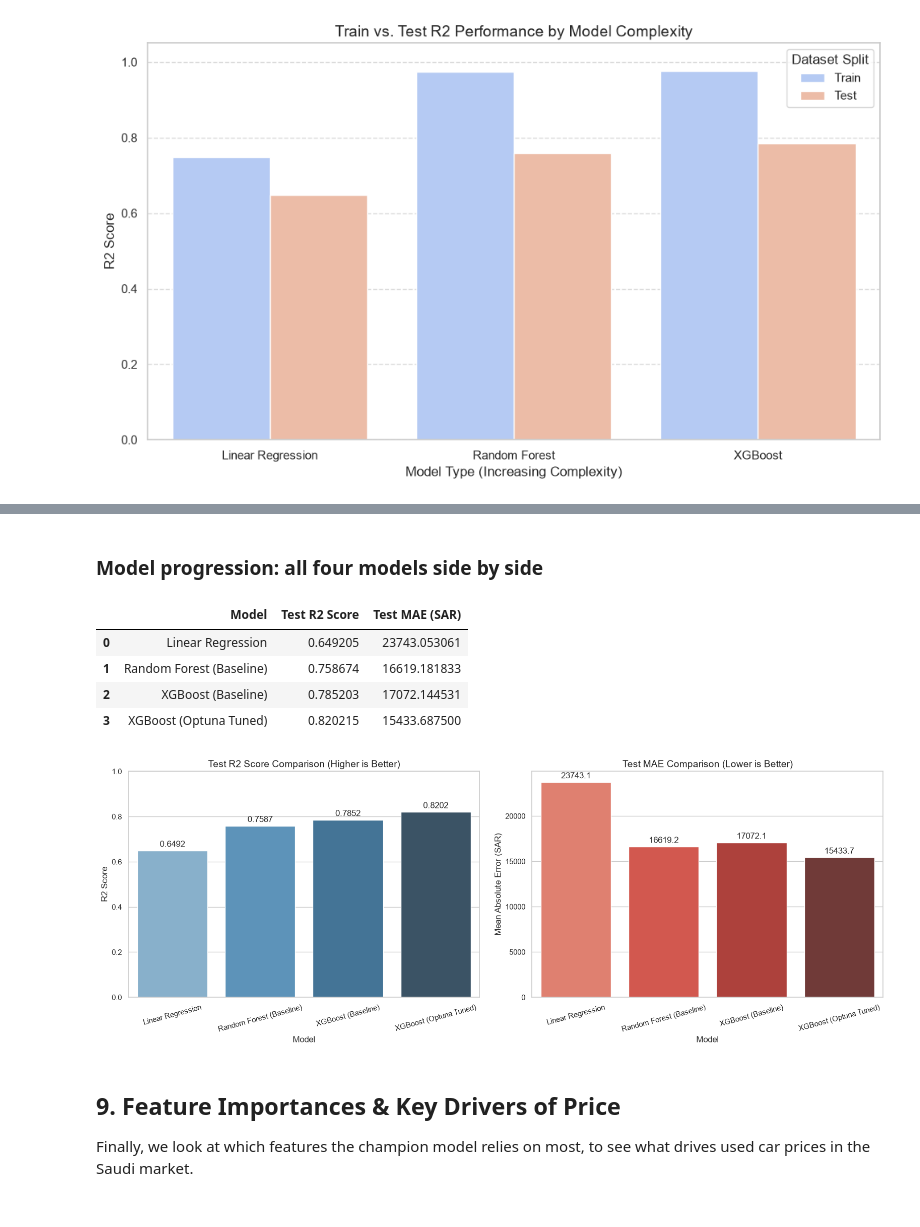
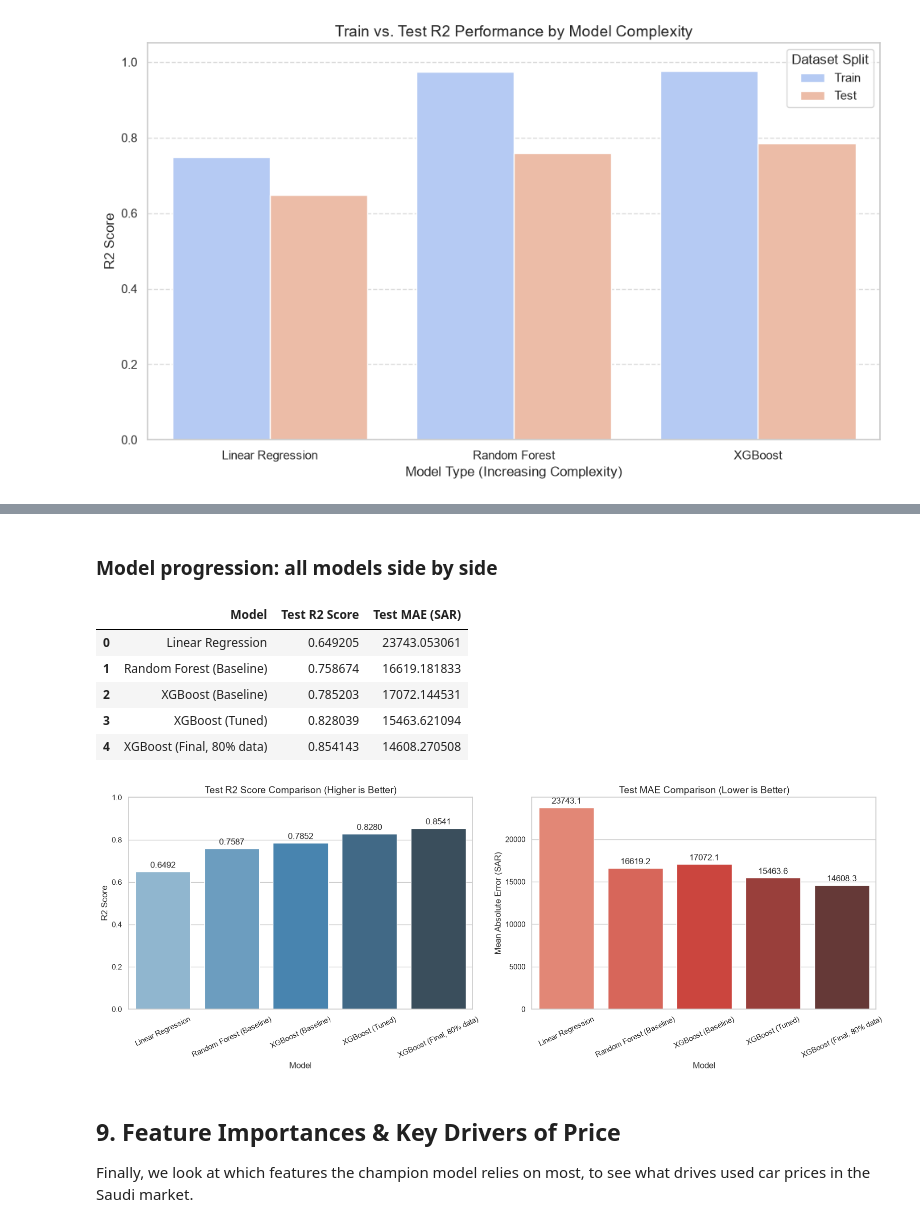
Before and after one commit to almanea00/saudi-used-car-price-prediction, a Jupyter notebook: saudi_used_car_price_prediction.ipynb, the cells around one changed output, grey strips where cells are left out. Saved outputs shown, nothing was run; the diff lists cells and outputs as text; code cells hidden in the pictures.

```diff
--- a/saudi_used_car_price_prediction.ipynb
+++ b/saudi_used_car_price_prediction.ipynb
@@ -355,10 +359,0 @@ Best Params Found:
-# %%
-# Re-train the champion XGBoost model with the best parameters on the training split
-final_xgb_model = xgb.XGBRegressor(**study.best_params, random_state=RANDOM_STATE, n_jobs=-1)
-final_pipeline = make_pipeline(preprocessor, final_xgb_model)
-final_pipeline.fit(X_train, y_train)
-
-final_test_preds = final_pipeline.predict(X_test)
-print("=== Final Optimized & Regularized XGBoost ===")
-print(f"Test R2:       {r2_score(y_test, final_test_preds):.4f}")
-print(f"Test MAE (SAR): {mean_absolute_error(y_test, final_test_preds):.2f}")
@@ -368,0 +360,26 @@ Test MAE (SAR): 15433.69
+# %%
+best_params = study.best_params
+
+# (a) Tuned model trained on the 60% training split only (same data as the baselines)
+tuned_pipeline = make_pipeline(
+    clone(preprocessor),
+    xgb.XGBRegressor(**best_params, random_state=RANDOM_STATE, n_jobs=-1),
+)
+tuned_pipeline.fit(X_train, y_train)
+tuned_test_preds = tuned_pipeline.predict(X_test)
+print("=== Tuned XGBoost, trained on the 60% training split ===")
+print(f"Test R2:        {r2_score(y_test, tuned_test_preds):.4f}")
+print(f"Test MAE (SAR): {mean_absolute_error(y_test, tuned_test_preds):.2f}")
+
+# (b) Final model: same best parameters, refit on train + validation (80% of the data).
+# The parameters were chosen using the validation set only, so the test set is still untouched.
+final_pipeline = make_pipeline(
+    clone(preprocessor),
+    xgb.XGBRegressor(**best_params, random_state=RANDOM_STATE, n_jobs=-1),
+)
+final_pipeline.fit(X_temp, y_temp)
+final_test_preds = final_pipeline.predict(X_test)
+print()
+print("=== Final XGBoost, refit on train + validation (80%) ===")
+print(f"Test R2:        {r2_score(y_test, final_test_preds):.4f}")
+print(f"Test MAE (SAR): {mean_absolute_error(y_test, final_test_preds):.2f}")
@@ -442,51 +467,54 @@ plt.show()
 # %% [markdown]
-### Model progression: all four models side by side
+### Model progression: all models side by side
 # %%
 results_df = pd.DataFrame({
-    "Model": ["Linear Regression", "Random Forest (Baseline)", "XGBoost (Baseline)", "XGBoost (Optuna Tuned)"],
+    "Model": ["Linear Regression", "Random Forest (Baseline)", "XGBoost (Baseline)", "XGBoost (Tuned)", "XGBoost (Final, 80% data)"],
     "Test R2 Score": [
         r2_score(y_test, test_preds["Linear Regression"]),
         r2_score(y_test, test_preds["Random Forest"]),
         r2_score(y_test, test_preds["XGBoost"]),
+        r2_score(y_test, tuned_test_preds),
         r2_score(y_test, final_test_preds),
     ],
     "Test MAE (SAR)": [
         mean_absolute_error(y_test, test_preds["Linear Regression"]),
         mean_absolute_error(y_test, test_preds["Random Forest"]),
         mean_absolute_error(y_test, test_preds["XGBoost"]),
+        mean_absolute_error(y_test, tuned_test_preds),
         mean_absolute_error(y_test, final_test_preds),
     ],
 })
 display(results_df)
 
 fig, axes = plt.subplots(1, 2, figsize=(16, 6))
 
 sns.barplot(data=results_df, x="Model", y="Test R2 Score", hue="Model", palette="Blues_d", ax=axes[0], legend=False)
 axes[0].set_title("Test R2 Score Comparison (Higher is Better)", fontsize=14)
 axes[0].set_ylabel("R2 Score", fontsize=12)
 axes[0].set_xlabel("Model", fontsize=12)
 axes[0].set_ylim(0, 1.0)
-axes[0].tick_params(axis="x", rotation=15)
+axes[0].tick_params(axis="x", rotation=25)
 for container in axes[0].containers:
     axes[0].bar_label(container, fmt="%.4f", padding=3)
 
 sns.barplot(data=results_df, x="Model", y="Test MAE (SAR)", hue="Model", palette="Reds_d", ax=axes[1], legend=False)
 axes[1].set_title("Test MAE Comparison (Lower is Better)", fontsize=14)
 axes[1].set_ylabel("Mean Absolute Error (SAR)", fontsize=12)
 axes[1].set_xlabel("Model", fontsize=12)
-axes[1].tick_params(axis="x", rotation=15)
+axes[1].tick_params(axis="x", rotation=25)
 for container in axes[1].containers:
     axes[1].bar_label(container, fmt="%.1f", padding=3)
 
 plt.tight_layout()
 plt.show()
 # %% [output]
 |  | Model | Test R2 Score | Test MAE (SAR) |
 | 0 | Linear Regression | 0.649205 | 23743.053061 |
 | 1 | Random Forest (Baseline) | 0.758674 | 16619.181833 |
 | 2 | XGBoost (Baseline) | 0.785203 | 17072.144531 |
-| 3 | XGBoost (Optuna Tuned) | 0.820215 | 15433.687500 |
+| 3 | XGBoost (Tuned) | 0.828039 | 15463.621094 |
+| 4 | XGBoost (Final, 80% data) | 0.854143 | 14608.270508 |
-[figure, old version]
+[figure, new version]
 # %% [markdown]
 ## 9. Feature Importances & Key Drivers of Price
 Finally, we look at which features the champion model relies on most, to see what drives used car prices in the Saudi market.
```
Also changed, not shown: parts of 11 cells of this notebook, 5 other files.
